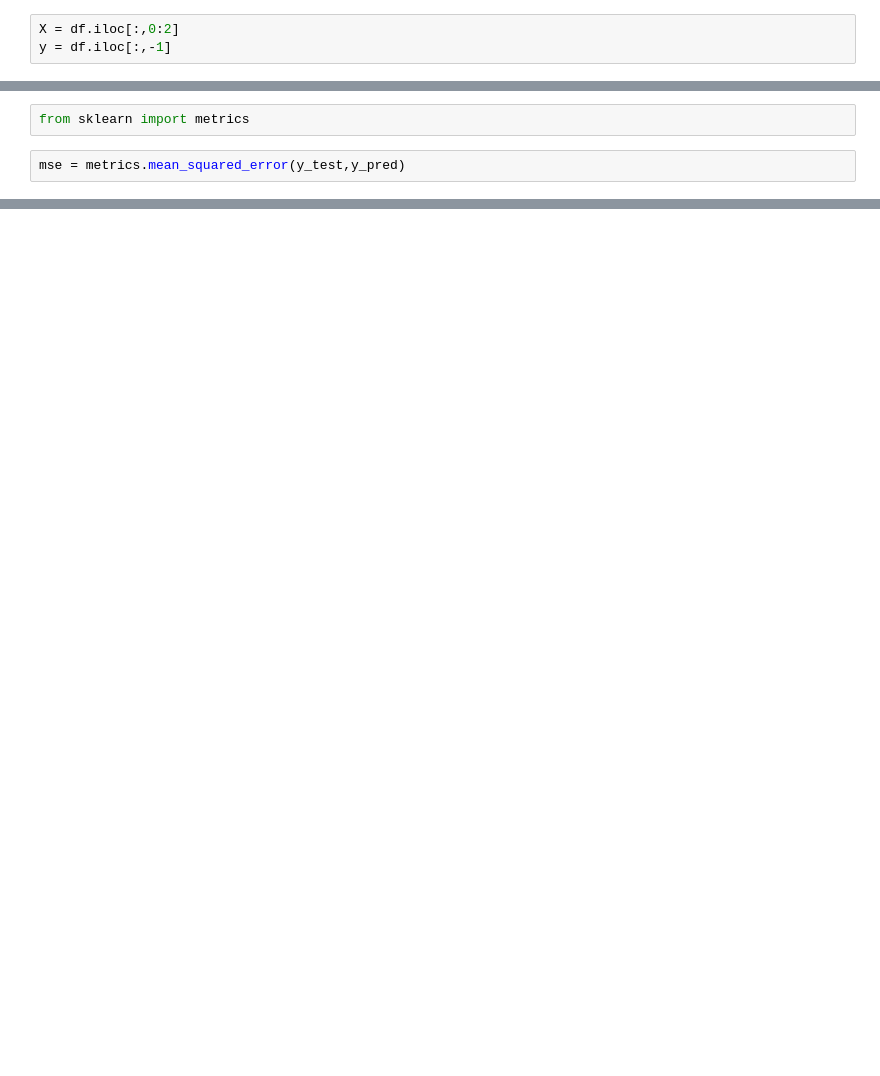
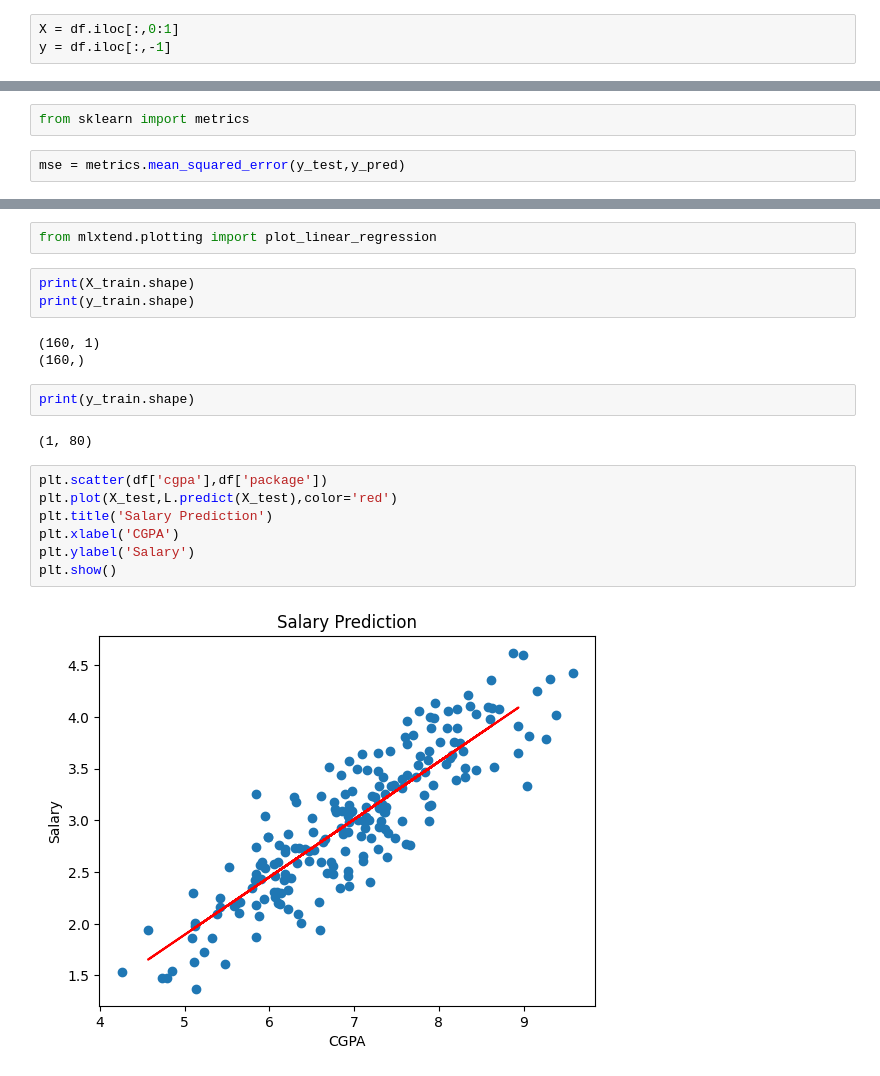
Before and after one commit to San-desh17/Simple-Linear-Regression, a Jupyter notebook: Simple_linear_regression.ipynb, the cells around one changed output, grey strips where cells are left out. Cells and saved outputs as stored; diff of their text form; blank space fills up the shorter version.

```diff
--- a/Simple_linear_regression.ipynb
+++ b/Simple_linear_regression.ipynb
@@ -43,7 +38,7 @@ from sklearn.model_selection import train_test_split
 from sklearn.linear_model import LinearRegression
 from sklearn.metrics import r2_score
 # %%
-X = df.iloc[:,0:2]
+X = df.iloc[:,0:1]
 y = df.iloc[:,-1]
 # %%
 X.shape
@@ -108,0 +120,21 @@ print(mse)
+# %%
+from mlxtend.plotting import plot_linear_regression
+# %%
+print(X_train.shape)
+print(y_train.shape)
+# %% [output]
+(160, 1)
+(160,)
+# %%
+print(y_train.shape)
+# %% [output]
+(1, 80)
+# %%
+plt.scatter(df['cgpa'],df['package'])
+plt.plot(X_test,L.predict(X_test),color='red')
+plt.title('Salary Prediction')
+plt.xlabel('CGPA')
+plt.ylabel('Salary')
+plt.show()
+# %% [output]
+[figure, added]
```
Also changed, not shown: parts of 14 cells of this notebook.
